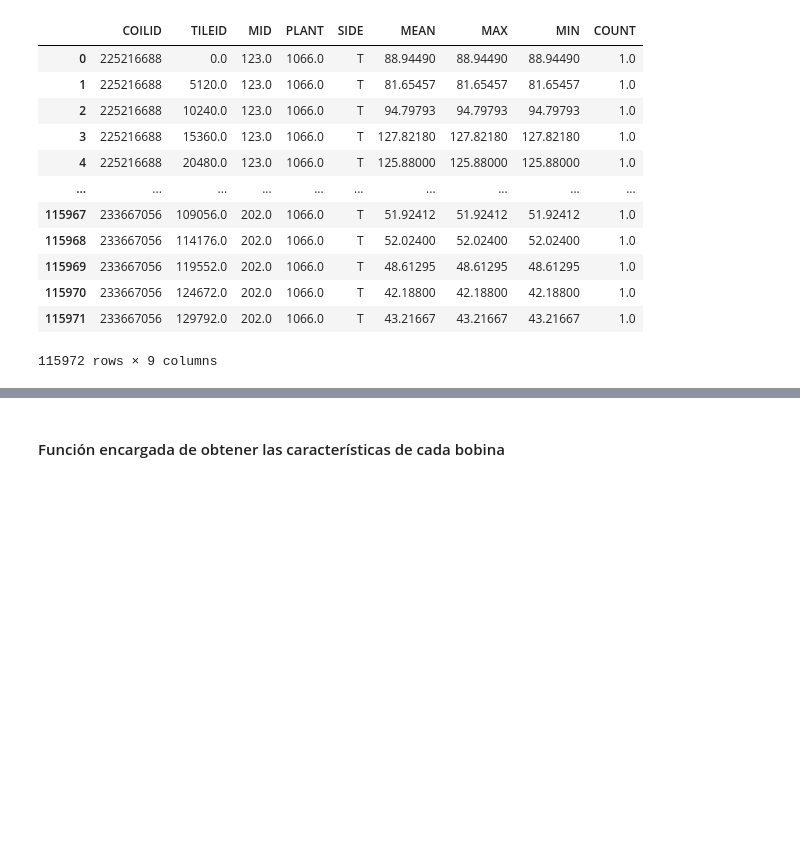
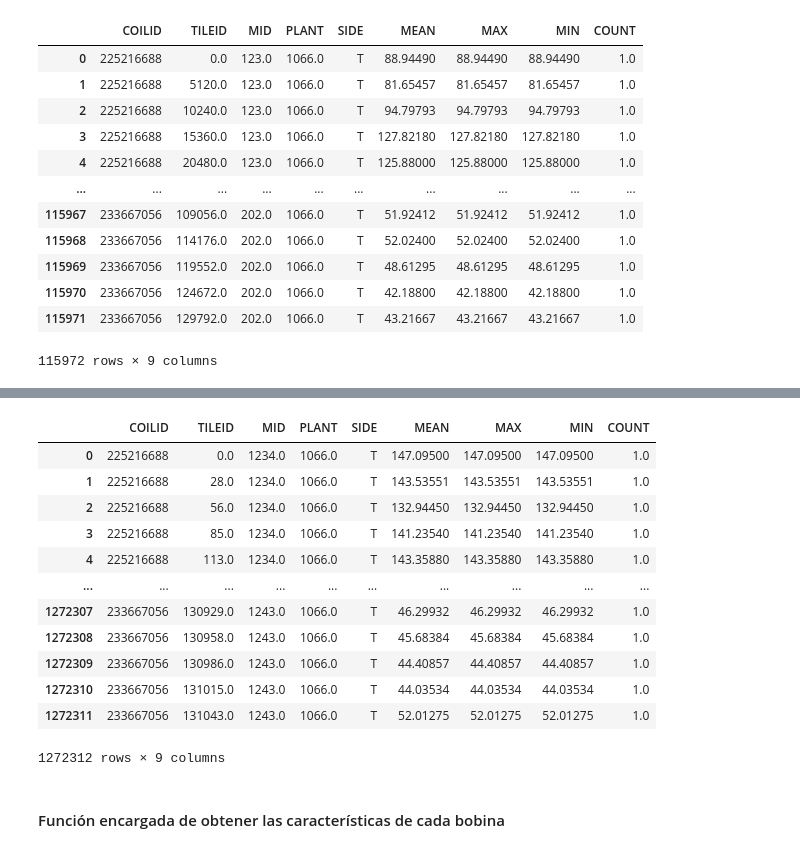
Before and after one commit to ifh1001/TFM, a Jupyter notebook: src/ObtencionCaracteristicas.ipynb, the cells around one changed output, grey strips where cells are left out. Drawn from its saved outputs; the diff is of its cells as text; code cells hidden in the pictures; blank space fills up the shorter version.

```diff
--- a/src/ObtencionCaracteristicas.ipynb
+++ b/src/ObtencionCaracteristicas.ipynb
@@ -88,3 +109,21 @@ unoD
+# %%
+# Ordenamos el DF a través de la ID de la bobina, el número de teja y el número de sensor
+dosD = dosD.sort_values(['COILID', 'MID', 'TILEID']).reset_index(drop=True)
+dosD
+# %% [output]
+|  | COILID | TILEID | MID | PLANT | SIDE | MEAN | MAX | MIN | COUNT |
+| 0 | 225216688 | 0.0 | 1234.0 | 1066.0 | T | 147.09500 | 147.09500 | 147.09500 | 1.0 |
+| 1 | 225216688 | 28.0 | 1234.0 | 1066.0 | T | 143.53551 | 143.53551 | 143.53551 | 1.0 |
+| 2 | 225216688 | 56.0 | 1234.0 | 1066.0 | T | 132.94450 | 132.94450 | 132.94450 | 1.0 |
+| 3 | 225216688 | 85.0 | 1234.0 | 1066.0 | T | 141.23540 | 141.23540 | 141.23540 | 1.0 |
+| 4 | 225216688 | 113.0 | 1234.0 | 1066.0 | T | 143.35880 | 143.35880 | 143.35880 | 1.0 |
+| ... | ... | ... | ... | ... | ... | ... | ... | ... | ... |
+| 1272307 | 233667056 | 130929.0 | 1243.0 | 1066.0 | T | 46.29932 | 46.29932 | 46.29932 | 1.0 |
+| 1272308 | 233667056 | 130958.0 | 1243.0 | 1066.0 | T | 45.68384 | 45.68384 | 45.68384 | 1.0 |
+| 1272309 | 233667056 | 130986.0 | 1243.0 | 1066.0 | T | 44.40857 | 44.40857 | 44.40857 | 1.0 |
+| 1272310 | 233667056 | 131015.0 | 1243.0 | 1066.0 | T | 44.03534 | 44.03534 | 44.03534 | 1.0 |
+| 1272311 | 233667056 | 131043.0 | 1243.0 | 1066.0 | T | 52.01275 | 52.01275 | 52.01275 | 1.0 |
+1272312 rows × 9 columns
 # %% [markdown]
 #### Función encargada de obtener las características de cada bobina
 # %%
```
Also changed, not shown: parts of 6 cells of this notebook.
